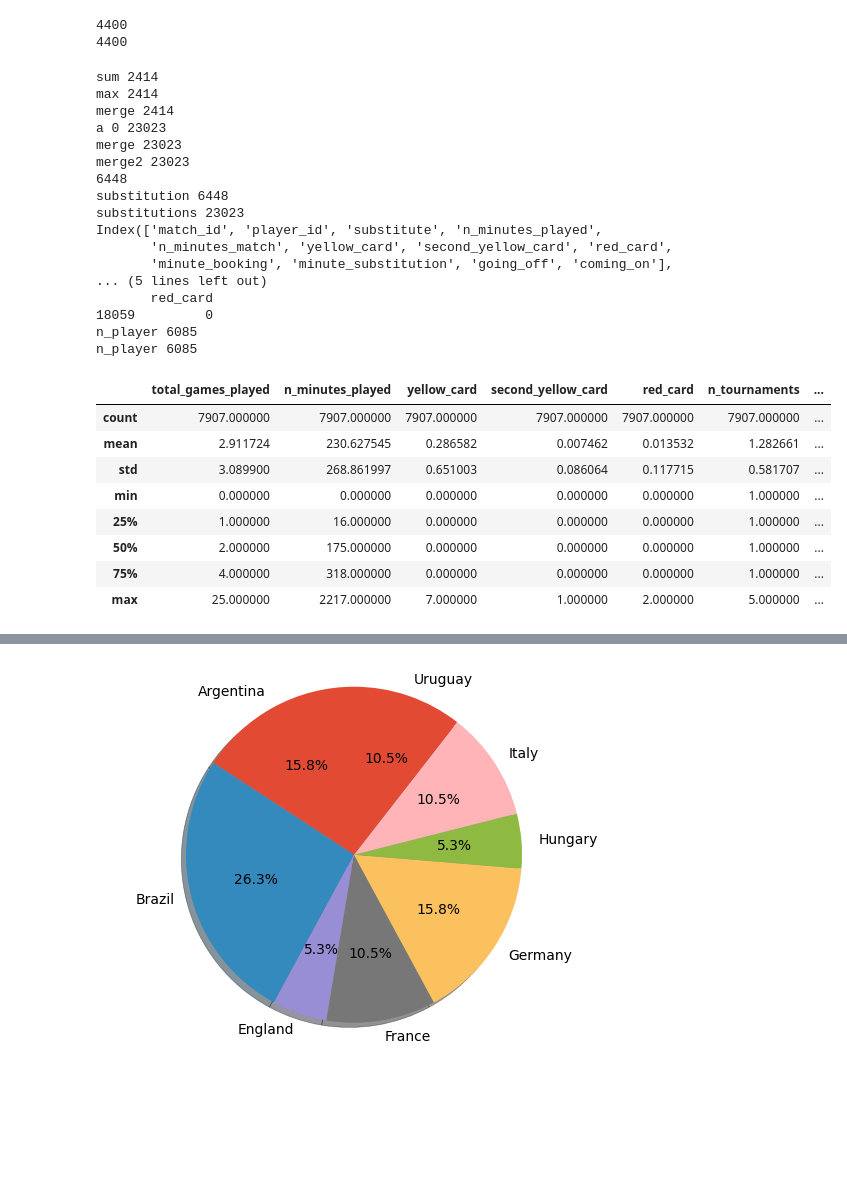
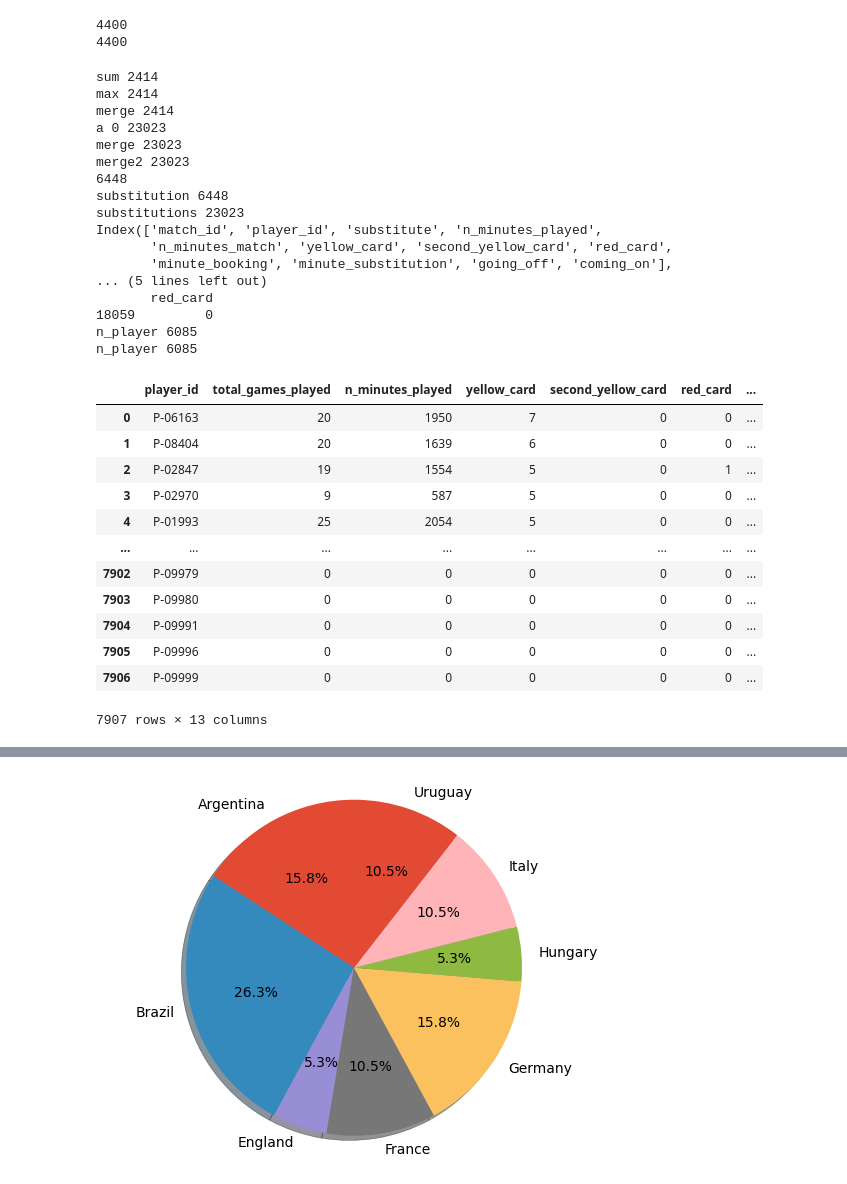
Before and after one commit to samueleleli/FIFA_WorldCup_Analysis, a Jupyter notebook: WC_ETL_Sam.ipynb, the cells around one changed output, grey strips where cells are left out. Saved outputs shown, nothing was run; the diff lists cells and outputs as text; code cells hidden in the pictures; blank space fills up the shorter version.

```diff
--- a/WC_ETL_Sam.ipynb
+++ b/WC_ETL_Sam.ipynb
@@ -287,42 +287,47 @@ stats_players['n_tournaments_played'] = stats_players['n_tournaments_played'].fi
 
 
 #stats_players
 #df_player_appearances
 #a = df_player_appearances[df_player_appearances["coming_on"]==1]
 #a[a["n_minutes_match"]==120]
 #df_player_appearances[df_player_appearances["total_games_played"].isnull()]
 stats_players.to_csv("./stats_players.csv",index=False)
 stats_players.sort_values(by="n_tournaments",ascending=False)
 stats_players.describe()
+stats_players
                 #.sort_values(by="n_world_cup",ascending=False)
 #last_goal_in_golden_goal_years
 # %% [output]
 sum 2414
 max 2414
 merge 2414
 a 0 23023
 merge 23023
 merge2 23023
 6448
 substitution 6448
 substitutions 23023
 Index(['match_id', 'player_id', 'substitute', 'n_minutes_played',
        'n_minutes_match', 'yellow_card', 'second_yellow_card', 'red_card',
        'minute_booking', 'minute_substitution', 'going_off', 'coming_on'],
 ... (5 lines left out)
        red_card
 18059         0
 n_player 6085
 n_player 6085
-|  | total_games_played | n_minutes_played | yellow_card | second_yellow_card | red_card | n_tournaments | ... |
-| count | 7907.000000 | 7907.000000 | 7907.000000 | 7907.000000 | 7907.000000 | 7907.000000 | ... |
-| mean | 2.911724 | 230.627545 | 0.286582 | 0.007462 | 0.013532 | 1.282661 | ... |
-| std | 3.089900 | 268.861997 | 0.651003 | 0.086064 | 0.117715 | 0.581707 | ... |
-| min | 0.000000 | 0.000000 | 0.000000 | 0.000000 | 0.000000 | 1.000000 | ... |
-| 25% | 1.000000 | 16.000000 | 0.000000 | 0.000000 | 0.000000 | 1.000000 | ... |
-| 50% | 2.000000 | 175.000000 | 0.000000 | 0.000000 | 0.000000 | 1.000000 | ... |
-| 75% | 4.000000 | 318.000000 | 0.000000 | 0.000000 | 0.000000 | 1.000000 | ... |
-| max | 25.000000 | 2217.000000 | 7.000000 | 1.000000 | 2.000000 | 5.000000 | ... |
+|  | player_id | total_games_played | n_minutes_played | yellow_card | second_yellow_card | red_card | ... |
+| 0 | P-06163 | 20 | 1950 | 7 | 0 | 0 | ... |
+| 1 | P-08404 | 20 | 1639 | 6 | 0 | 0 | ... |
+| 2 | P-02847 | 19 | 1554 | 5 | 0 | 1 | ... |
+| 3 | P-02970 | 9 | 587 | 5 | 0 | 0 | ... |
+| 4 | P-01993 | 25 | 2054 | 5 | 0 | 0 | ... |
+| ... | ... | ... | ... | ... | ... | ... | ... |
+| 7902 | P-09979 | 0 | 0 | 0 | 0 | 0 | ... |
+| 7903 | P-09980 | 0 | 0 | 0 | 0 | 0 | ... |
+| 7904 | P-09991 | 0 | 0 | 0 | 0 | 0 | ... |
+| 7905 | P-09996 | 0 | 0 | 0 | 0 | 0 | ... |
+| 7906 | P-09999 | 0 | 0 | 0 | 0 | 0 | ... |
+7907 rows × 13 columns
 # %%
 #Allenatori
 
```
Also changed, not shown: parts of 2 cells of this notebook, 34 other files.
